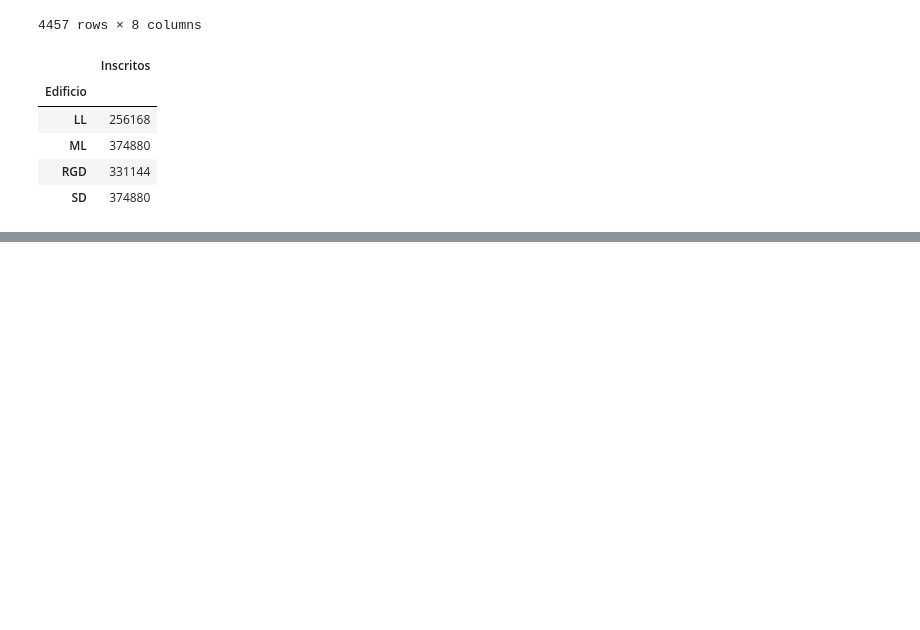
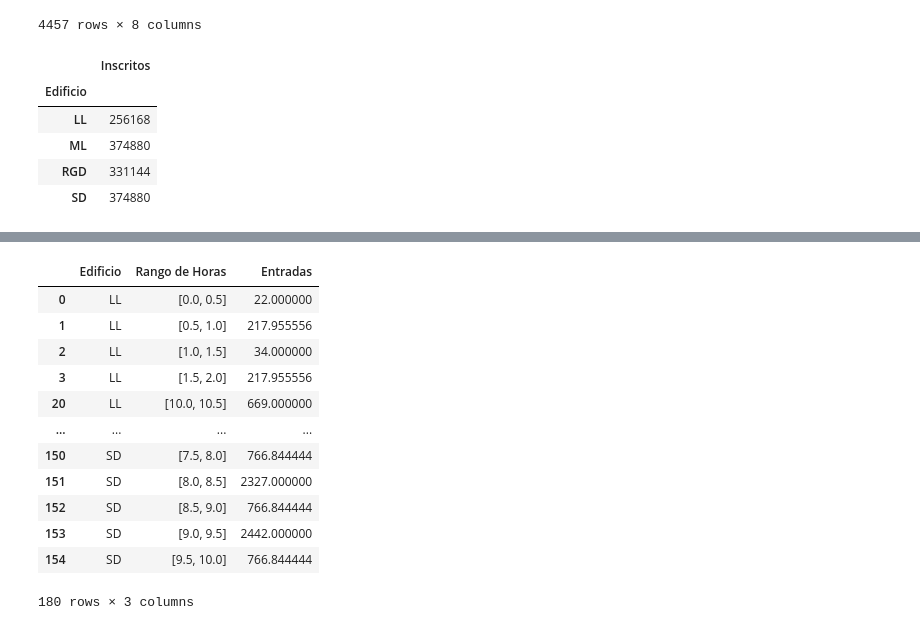
Before and after one commit to Sayala100/Thesis-SmartCampusVisualization, a Jupyter notebook: backend/notebooks/courses_treatment.ipynb, the cells around one changed output, grey strips where cells are left out. Cells and saved outputs as stored; diff of their text form; code cells hidden in the pictures; blank space fills up the shorter version.

```diff
--- a/backend/notebooks/courses_treatment.ipynb
+++ b/backend/notebooks/courses_treatment.ipynb
@@ -235,0 +303,24 @@ new.to_csv('../data/inscritos_edificio.csv')
+# %%
+for edificio in final_df['Edificio'].unique():
+    # Filter rows where 'Edificio' matches and 'Entradas' is 0
+    condition = (final_df['Edificio'] == edificio) & (final_df['Entradas'] == 0)
+    # Compute the mean for the current 'Edificio', ignoring zeros
+    mean_value = final_df.loc[final_df['Edificio'] == edificio, 'Entradas'].mean()
+    # Assign the mean value to rows where 'Entradas' is 0
+    final_df.loc[condition, 'Entradas'] = mean_value
+# %%
+final_df
+# %% [output]
+|  | Edificio | Rango de Horas | Entradas |
+| 0 | LL | [0.0, 0.5] | 22.000000 |
+| 1 | LL | [0.5, 1.0] | 217.955556 |
+| 2 | LL | [1.0, 1.5] | 34.000000 |
+| 3 | LL | [1.5, 2.0] | 217.955556 |
+| 20 | LL | [10.0, 10.5] | 669.000000 |
+| ... | ... | ... | ... |
+| 150 | SD | [7.5, 8.0] | 766.844444 |
+| 151 | SD | [8.0, 8.5] | 2327.000000 |
+| 152 | SD | [8.5, 9.0] | 766.844444 |
+| 153 | SD | [9.0, 9.5] | 2442.000000 |
+| 154 | SD | [9.5, 10.0] | 766.844444 |
+180 rows × 3 columns
```
Also changed, not shown: parts of 3 cells of this notebook, 1 other file.
